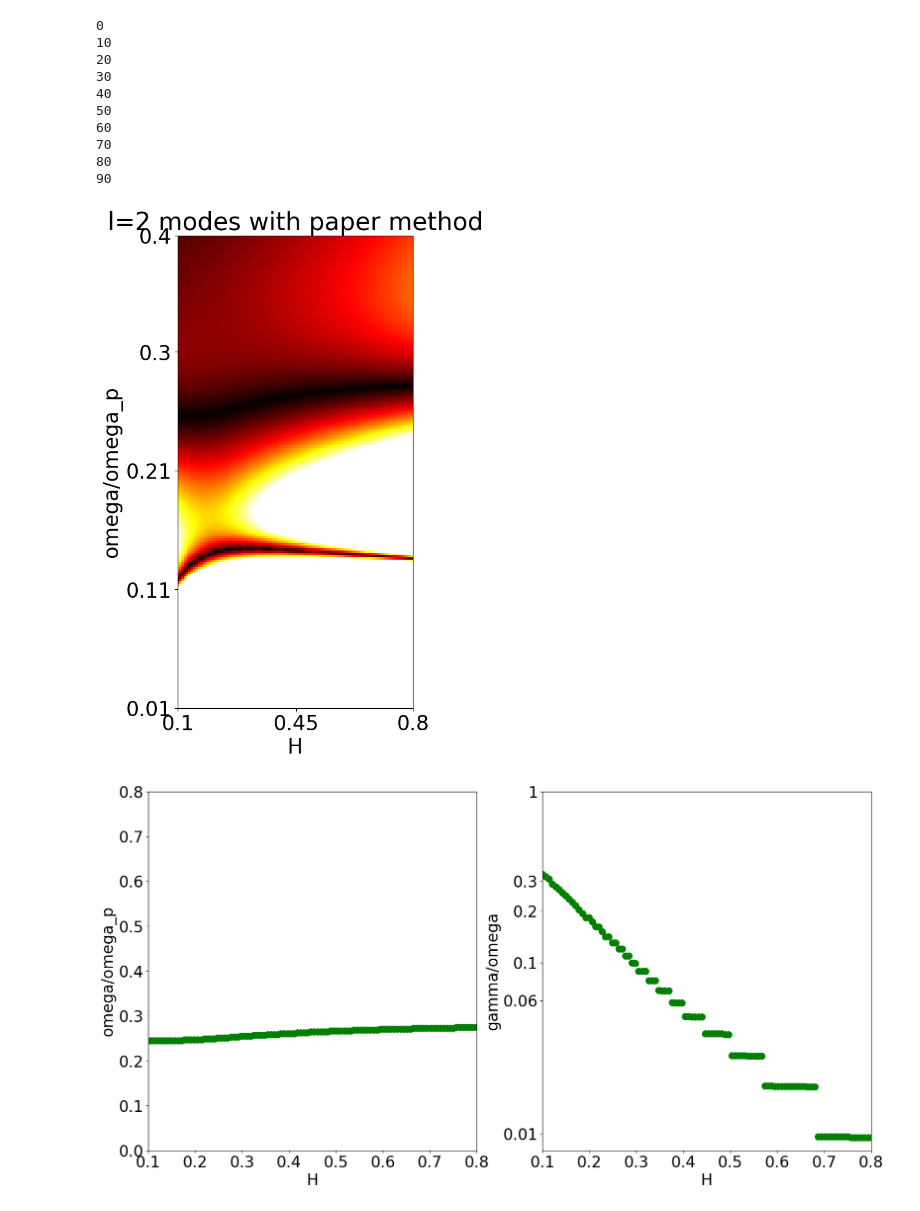
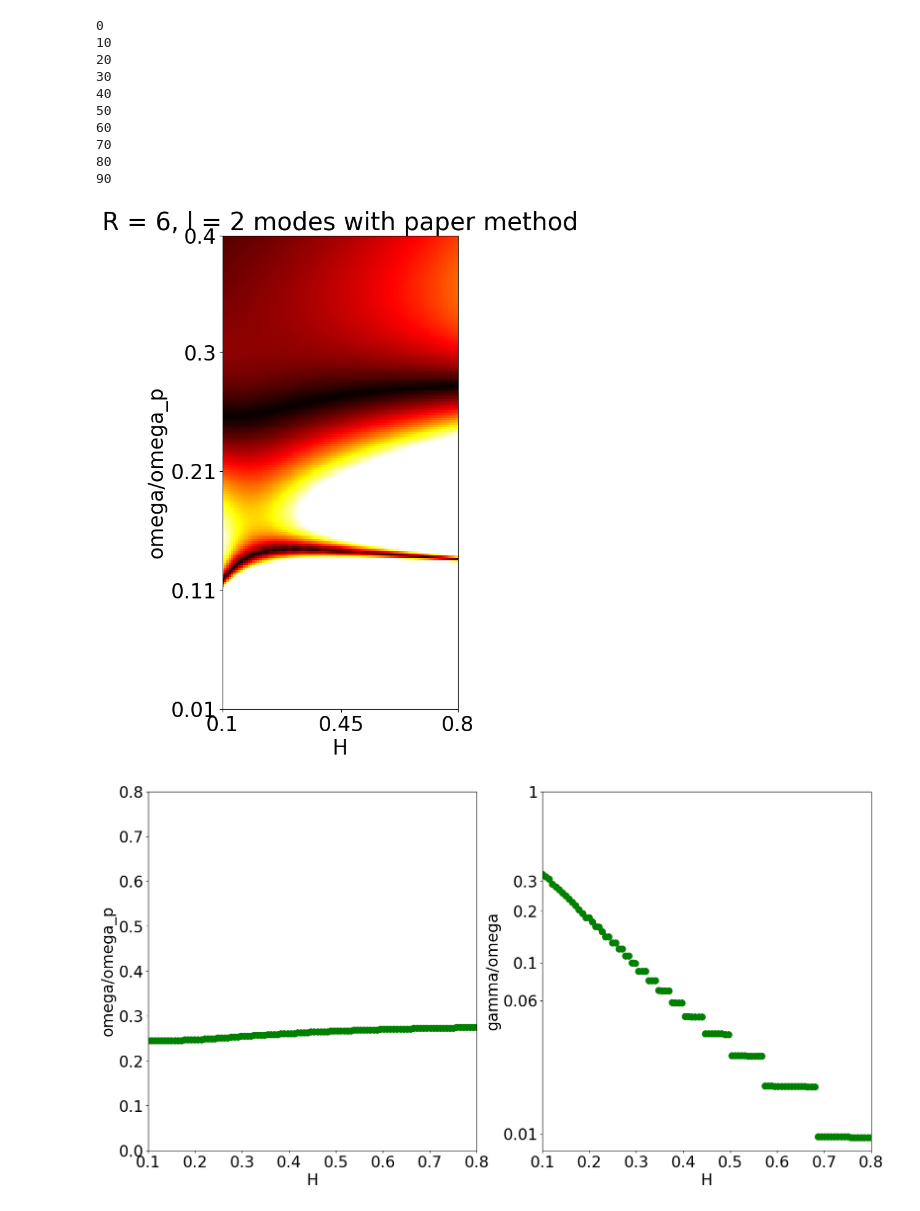
Before and after one commit to AliGhorashiCMT/Coherent-Perfect-Absorption, a Jupyter notebook: spheres/Void Plasmon Higher Angular Momentum.ipynb, the cells around one changed output. Drawn from its saved outputs; the diff is of its cells as text; code cells hidden in the pictures.

```diff
--- a/spheres/Void Plasmon Higher Angular Momentum.ipynb
+++ b/spheres/Void Plasmon Higher Angular Momentum.ipynb
@@ -683,15 +683,15 @@ for (H_idx, H) in enumerate(Hs):
 # %%
 fig, ax = plt.subplots(figsize=(10, 10))
 ax.set_xticks([0, K/2, K-1], Hs[[0, round(K/2), K-1]].round(2))
 ax.set_yticks([0, N/4, N/2, N*3/4, N-1], omega_over_omega_ps_real[[0, round(N/4), round(N/2), round(3*N/4), N-1]].round(2))
 ax.set_xlim(0, K-1)
 ax.set_ylim(0, N-1);
 ax.set_xlabel("H")
 ax.set_ylabel("omega/omega_p");
-ax.set_title(f"l=2 modes with paper method");
+ax.set_title(f"R = {R}, l = {l} modes with paper method");
 plt.imshow(heatmap_data.T, origin="lower", cmap="hot", vmin=0.01, vmax=1);
 # %% [output]
-[figure, old version]
+[figure, new version]
 # %%
 x, y = np.where(heatmap_data < 0.05) # Find where the modes are
 #first_mode_idxs = np.where(omega_over_omega_ps_real[y] < 0.2) # Indices for the lowest mode
```
Also changed, not shown: parts of 33 cells of this notebook.
